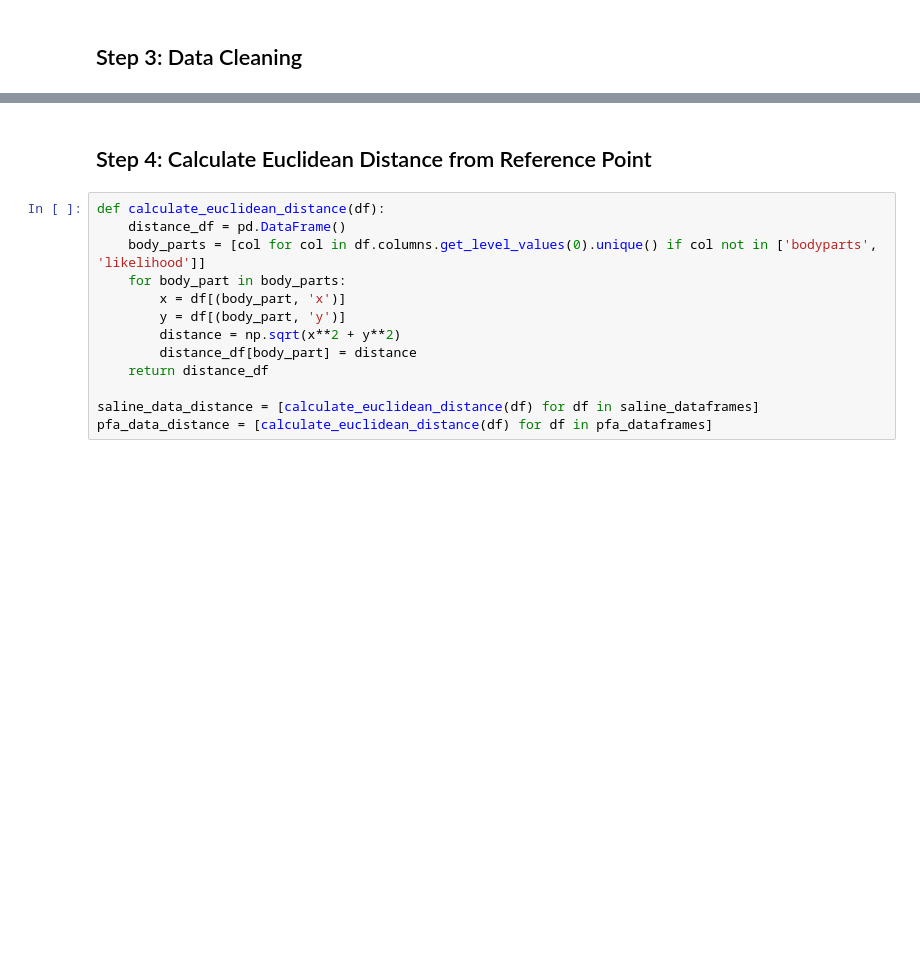
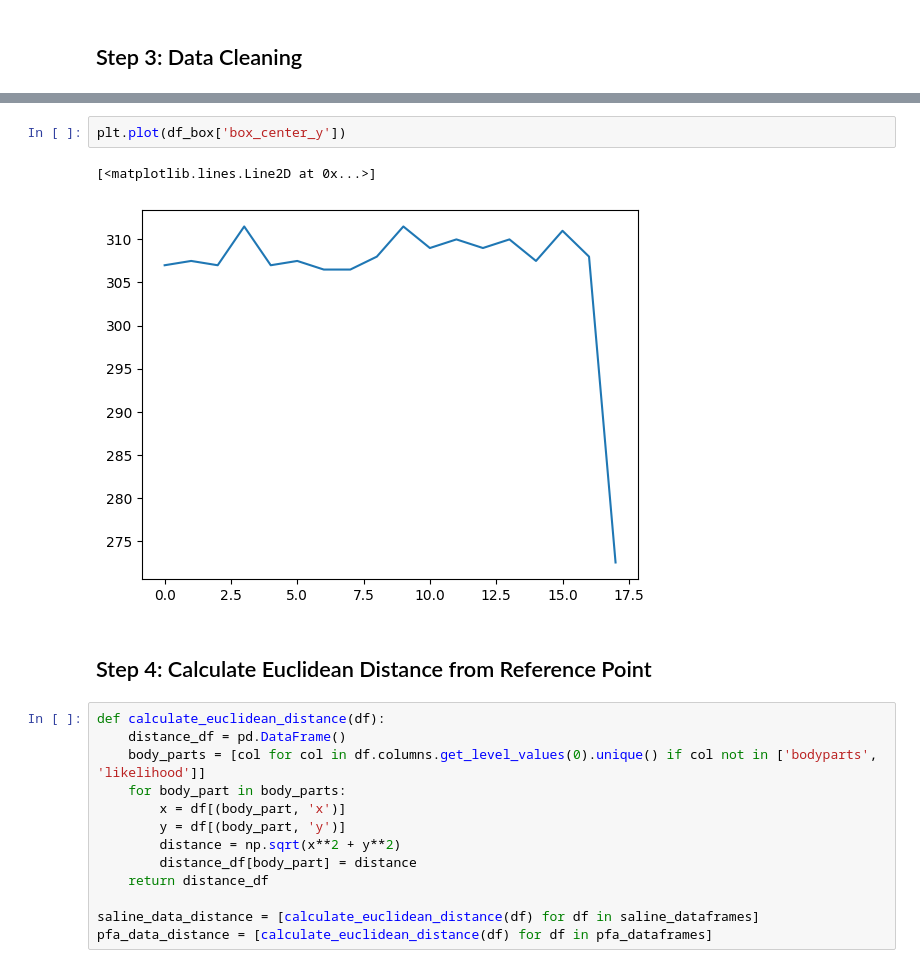
Before and after one commit to MagM00/nevian_lab, a Jupyter notebook: video_processing/DLC analysis.ipynb, the cells around one changed output, grey strips where cells are left out. Cells and saved outputs as stored; diff of their text form; blank space fills up the shorter version.

```diff
--- a/video_processing/DLC analysis.ipynb
+++ b/video_processing/DLC analysis.ipynb
@@ -138,3 +125,8 @@ plt.plot(saline_dataframes[0]['centerofMass']['x'])
+# %%
+plt.plot(df_box['box_center_y'])
+# %% [output]
+[<matplotlib.lines.Line2D at 0x...>]
+[figure, added]
 # %% [markdown]
 ## Step 4: Calculate Euclidean Distance from Reference Point
 # %%
```
Also changed, not shown: parts of 15 cells of this notebook.
